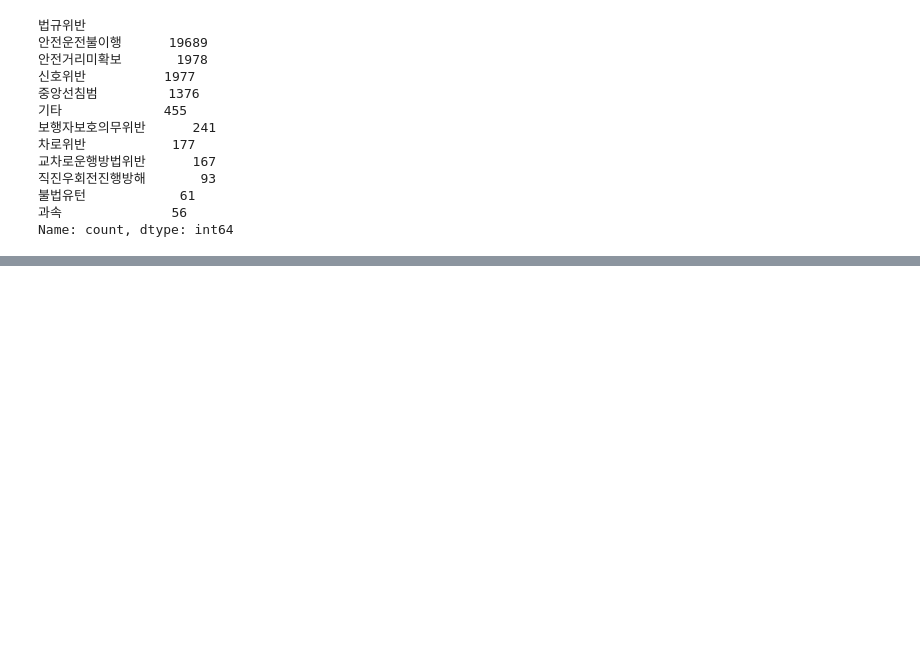
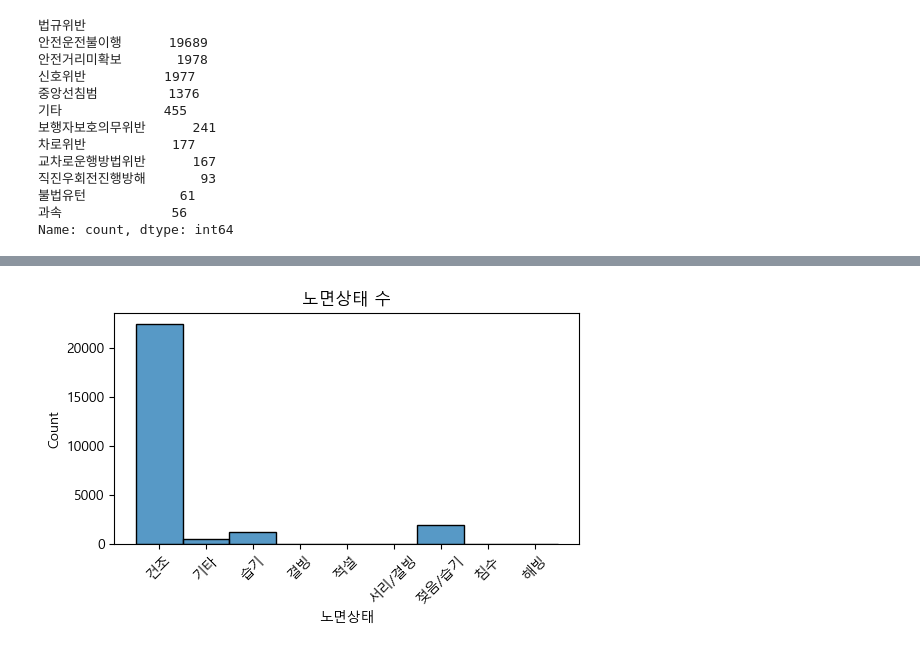
Before and after one commit to Youngjun-Taia/hangover, a Jupyter notebook: ree_EDA.ipynb, the cells around one changed output, grey strips where cells are left out. Saved outputs shown, nothing was run; the diff lists cells and outputs as text; code cells hidden in the pictures; blank space fills up the shorter version.

```diff
--- a/ree_EDA.ipynb
+++ b/ree_EDA.ipynb
@@ -224,0 +260,9 @@ Name: count, dtype: int64
+# %%
+# 노면상태별 어떤 분포인지(막대그래프)
+fig = plt.figure(figsize=(6,3))
+sns.histplot(data['노면상태'])
+plt.xticks(rotation=45)
+plt.title('노면상태 수')
+plt.show()
+# %% [output]
+[figure, added]
```
Also changed, not shown: parts of 16 cells of this notebook.
